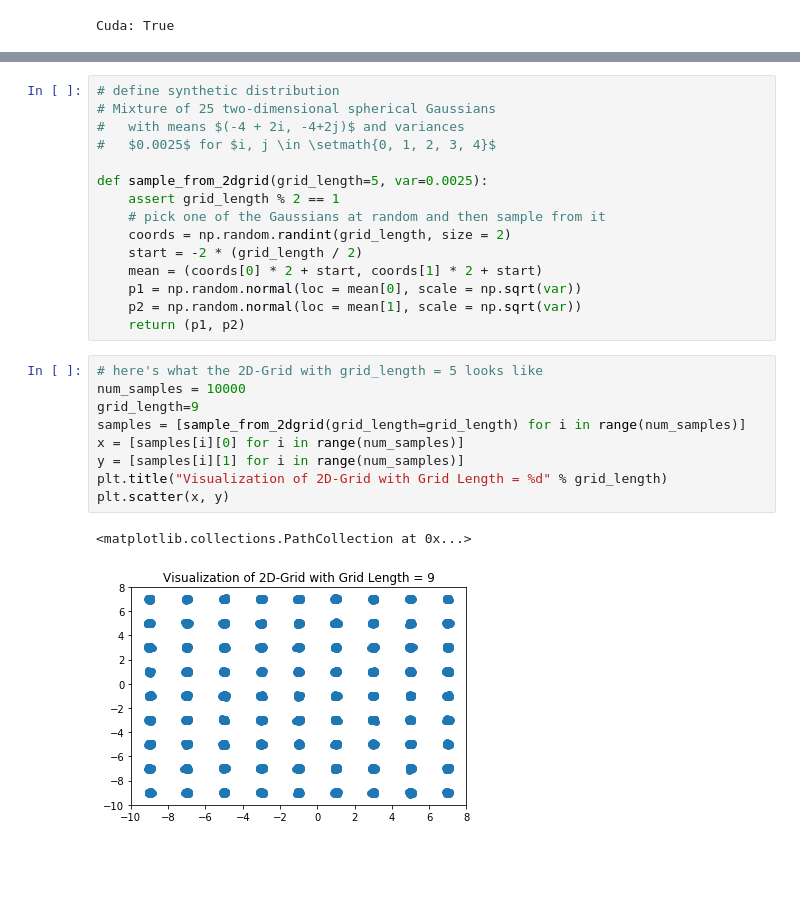
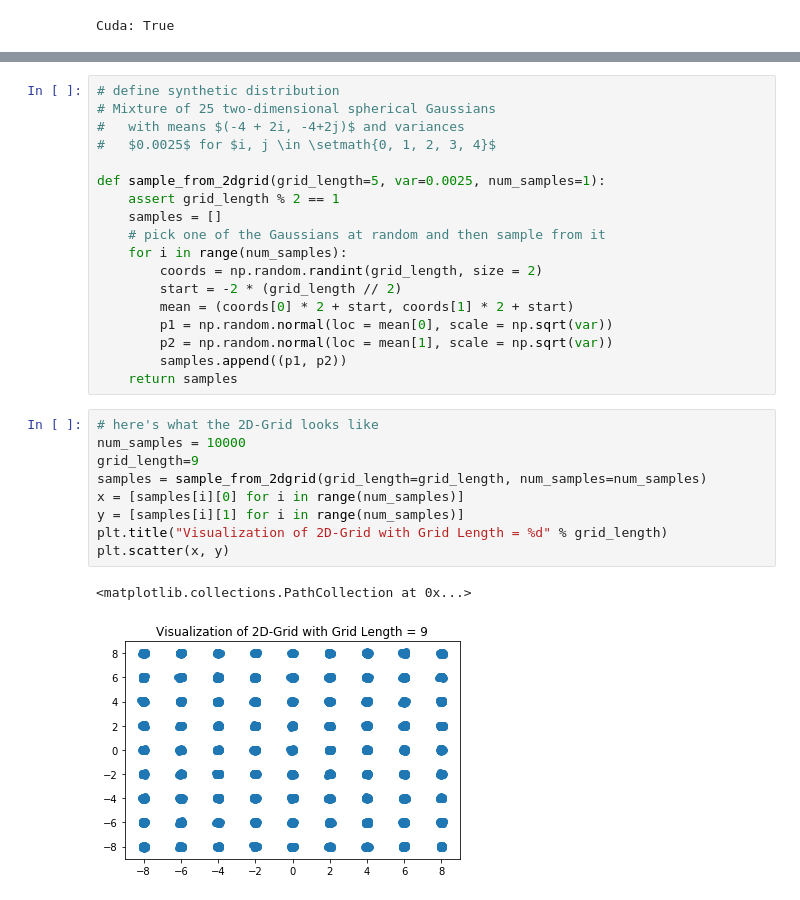
Before and after one commit to narenmanoj/summer-2018-sandbox, a Jupyter notebook: experiments/synthetic/2d_grid.ipynb, the cells around one changed output, grey strips where cells are left out. Cells and saved outputs as stored; diff of their text form; blank space fills up the shorter version.

```diff
--- a/experiments/synthetic/2d_grid.ipynb
+++ b/experiments/synthetic/2d_grid.ipynb
@@ -75,27 +75,30 @@ class Discriminator(nn.Module):
 #   with means $(-4 + 2i, -4+2j)$ and variances
 #   $0.0025$ for $i, j \in \setmath{0, 1, 2, 3, 4}$
 
-def sample_from_2dgrid(grid_length=5, var=0.0025):
+def sample_from_2dgrid(grid_length=5, var=0.0025, num_samples=1):
     assert grid_length % 2 == 1
+    samples = []
     # pick one of the Gaussians at random and then sample from it
-    coords = np.random.randint(grid_length, size = 2)
-    start = -2 * (grid_length / 2)
-    mean = (coords[0] * 2 + start, coords[1] * 2 + start)
-    p1 = np.random.normal(loc = mean[0], scale = np.sqrt(var))
-    p2 = np.random.normal(loc = mean[1], scale = np.sqrt(var))
-    return (p1, p2)
+    for i in range(num_samples):
+        coords = np.random.randint(grid_length, size = 2)
+        start = -2 * (grid_length // 2)
+        mean = (coords[0] * 2 + start, coords[1] * 2 + start)
+        p1 = np.random.normal(loc = mean[0], scale = np.sqrt(var))
+        p2 = np.random.normal(loc = mean[1], scale = np.sqrt(var))
+        samples.append((p1, p2))
+    return samples
 # %%
-# here's what the 2D-Grid with grid_length = 5 looks like
+# here's what the 2D-Grid looks like
 num_samples = 10000
 grid_length=9
-samples = [sample_from_2dgrid(grid_length=grid_length) for i in range(num_samples)]
+samples = sample_from_2dgrid(grid_length=grid_length, num_samples=num_samples)
 x = [samples[i][0] for i in range(num_samples)]
 y = [samples[i][1] for i in range(num_samples)]
 plt.title("Visualization of 2D-Grid with Grid Length = %d" % grid_length)
 plt.scatter(x, y)
 # %% [output]
 <matplotlib.collections.PathCollection at 0x...>
-[figure, old version]
+[figure, new version]
 # %%
 Tensor = torch.cuda.FloatTensor if cuda else torch.FloatTensor
 
```
Also changed, not shown: parts of 3 cells of this notebook.
